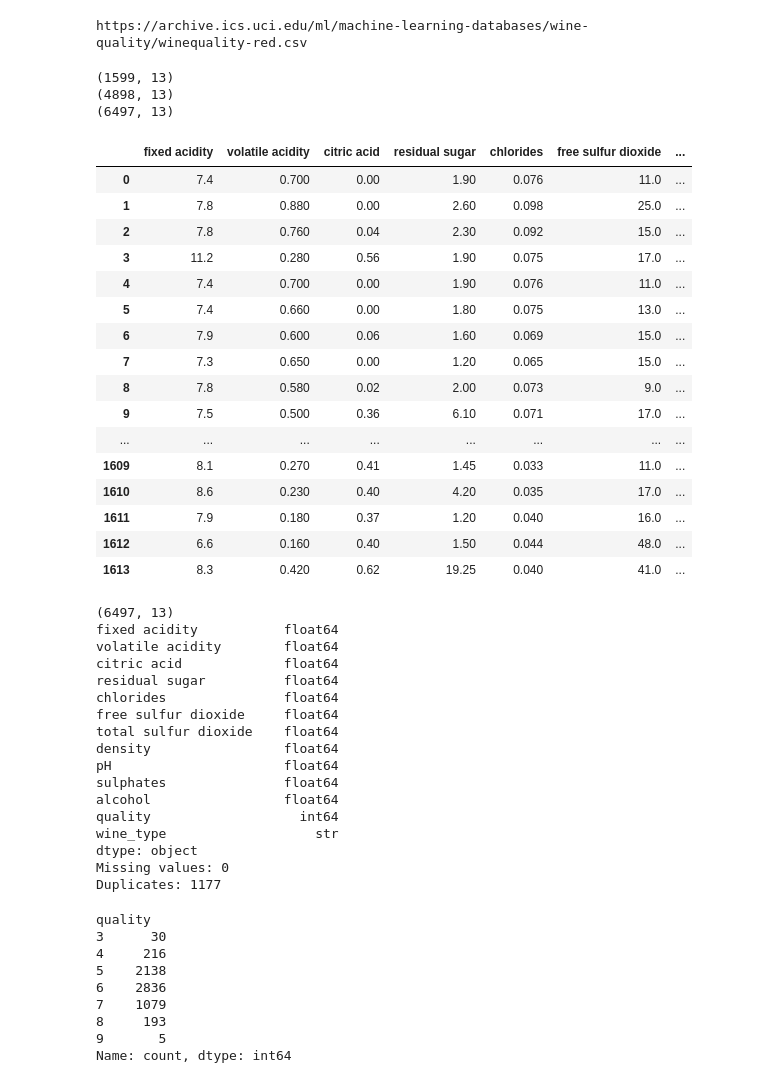
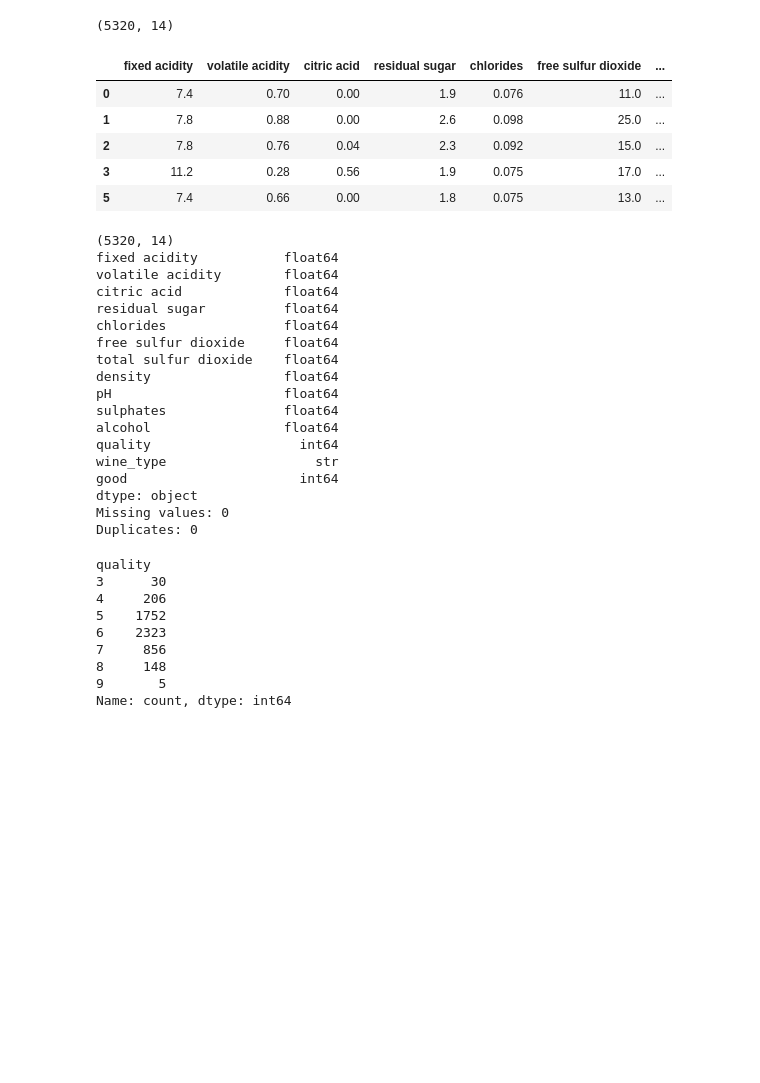
Before and after one commit to yoramaccoh1-cpu/wine-quality, a Jupyter notebook: notebooks/analysis.ipynb, the cells around one changed output. Cells and saved outputs as stored; diff of their text form; code cells hidden in the pictures; blank space fills up the shorter version.

```diff
--- a/notebooks/analysis.ipynb
+++ b/notebooks/analysis.ipynb
@@ -1,53 +1,30 @@
-# %%
-import pandas as pd
-import yaml
-
-with open("../config.yaml") as f:
-    config = yaml.safe_load(f)
-
-print(config["data"]["red_url"])
-# %% [output]
-https://archive.ics.uci.edu/ml/machine-learning-databases/wine-quality/winequality-red.csv
-# %%
-red = pd.read_csv(config["data"]["red_url"], sep=";")
-red["wine_type"] = "red"
-print(red.shape)
-red.head(20)
-white = pd.read_csv(config["data"]["white_url"], sep=";")
-white["wine_type"] = "white"
-print(white.shape)
-white.head(20)
-df = pd.concat([red, white], ignore_index=True)
-print(df.shape)
-pd.concat([df[df["wine_type"]=="red"].head(15), df[df["wine_type"]=="white"].head(15)])
-# %% [output]
-(1599, 13)
-(4898, 13)
-(6497, 13)
-|  | fixed acidity | volatile acidity | citric acid | residual sugar | chlorides | free sulfur dioxide | ... |
-| 0 | 7.4 | 0.700 | 0.00 | 1.90 | 0.076 | 11.0 | ... |
-| 1 | 7.8 | 0.880 | 0.00 | 2.60 | 0.098 | 25.0 | ... |
-| 2 | 7.8 | 0.760 | 0.04 | 2.30 | 0.092 | 15.0 | ... |
-| 3 | 11.2 | 0.280 | 0.56 | 1.90 | 0.075 | 17.0 | ... |
-| 4 | 7.4 | 0.700 | 0.00 | 1.90 | 0.076 | 11.0 | ... |
-| 5 | 7.4 | 0.660 | 0.00 | 1.80 | 0.075 | 13.0 | ... |
-| 6 | 7.9 | 0.600 | 0.06 | 1.60 | 0.069 | 15.0 | ... |
-| 7 | 7.3 | 0.650 | 0.00 | 1.20 | 0.065 | 15.0 | ... |
-| 8 | 7.8 | 0.580 | 0.02 | 2.00 | 0.073 | 9.0 | ... |
-| 9 | 7.5 | 0.500 | 0.36 | 6.10 | 0.071 | 17.0 | ... |
-| ... | ... | ... | ... | ... | ... | ... | ... |
-| 1609 | 8.1 | 0.270 | 0.41 | 1.45 | 0.033 | 11.0 | ... |
-| 1610 | 8.6 | 0.230 | 0.40 | 4.20 | 0.035 | 17.0 | ... |
-| 1611 | 7.9 | 0.180 | 0.37 | 1.20 | 0.040 | 16.0 | ... |
-| 1612 | 6.6 | 0.160 | 0.40 | 1.50 | 0.044 | 48.0 | ... |
-| 1613 | 8.3 | 0.420 | 0.62 | 19.25 | 0.040 | 41.0 | ... |
+# %%
+import pandas as pd
+import matplotlib.pyplot as plt
+import seaborn as sns
+
+from wine_quality.data import DatasetLoader
+
+loader = DatasetLoader("../config.yaml")
+df = loader.load()
+
+print(df.shape)
+df.head()
+# %% [output]
+(5320, 14)
+|  | fixed acidity | volatile acidity | citric acid | residual sugar | chlorides | free sulfur dioxide | ... |
+| 0 | 7.4 | 0.70 | 0.00 | 1.9 | 0.076 | 11.0 | ... |
+| 1 | 7.8 | 0.88 | 0.00 | 2.6 | 0.098 | 25.0 | ... |
+| 2 | 7.8 | 0.76 | 0.04 | 2.3 | 0.092 | 15.0 | ... |
+| 3 | 11.2 | 0.28 | 0.56 | 1.9 | 0.075 | 17.0 | ... |
+| 5 | 7.4 | 0.66 | 0.00 | 1.8 | 0.075 | 13.0 | ... |
 # %%
 print(df.shape)
 print(df.dtypes)
 print("Missing values:", df.isna().sum().sum())
 print("Duplicates:", df.duplicated().sum())
 # %% [output]
-(6497, 13)
+(5320, 14)
 fixed acidity           float64
 volatile acidity        float64
 citric acid             float64
@@ -61,19 +38,20 @@ sulphates               float64
 alcohol                 float64
 quality                   int64
 wine_type                   str
+good                      int64
 dtype: object
 Missing values: 0
-Duplicates: 1177
+Duplicates: 0
 # %%
 df["quality"].value_counts().sort_index()
 # %% [output]
 quality
 3      30
-4     216
-5    2138
-6    2836
-7    1079
-8     193
+4     206
+5    1752
+6    2323
+7     856
+8     148
 9       5
 Name: count, dtype: int64
 # %%
```
Also changed, not shown: parts of 5 cells of this notebook.
